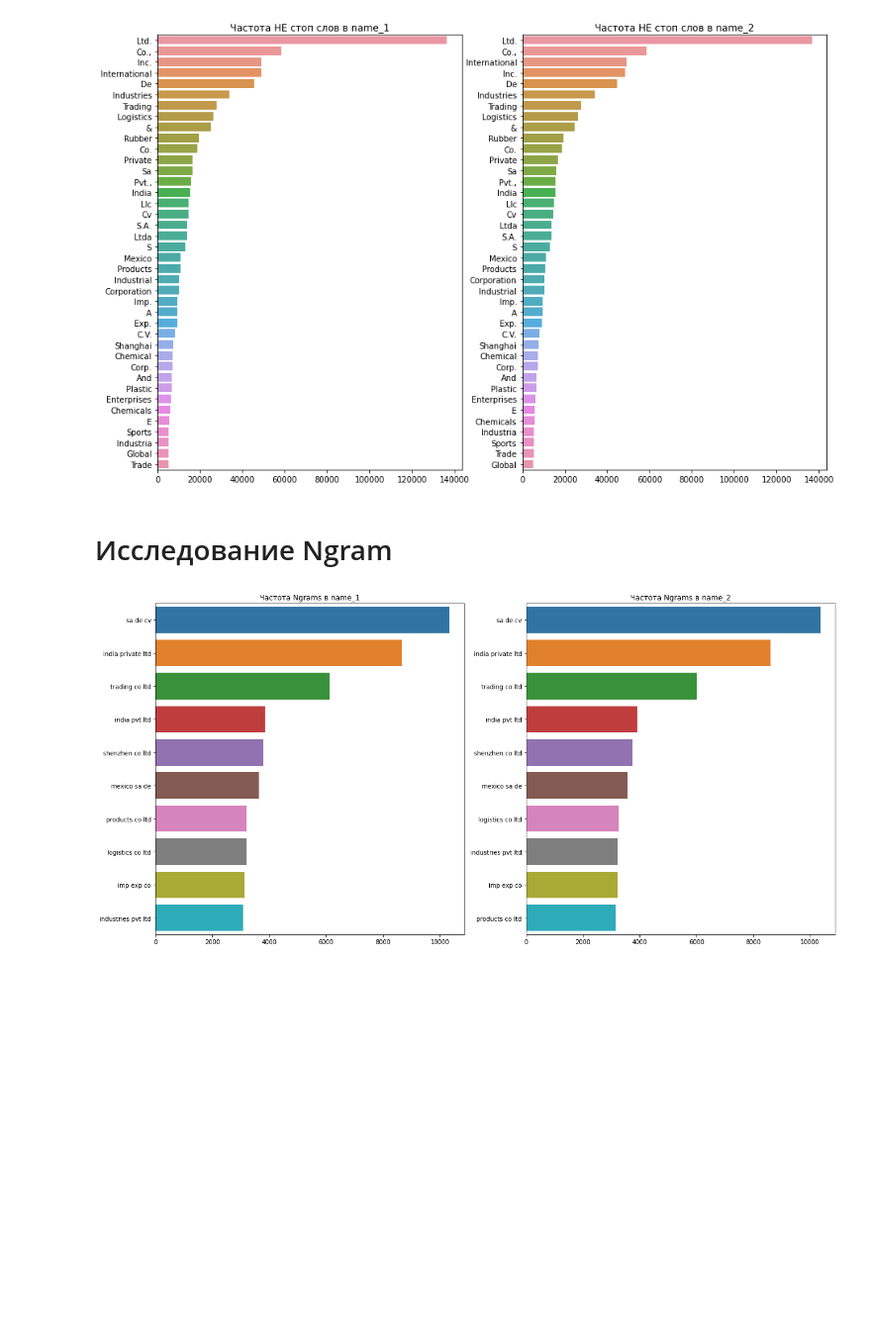
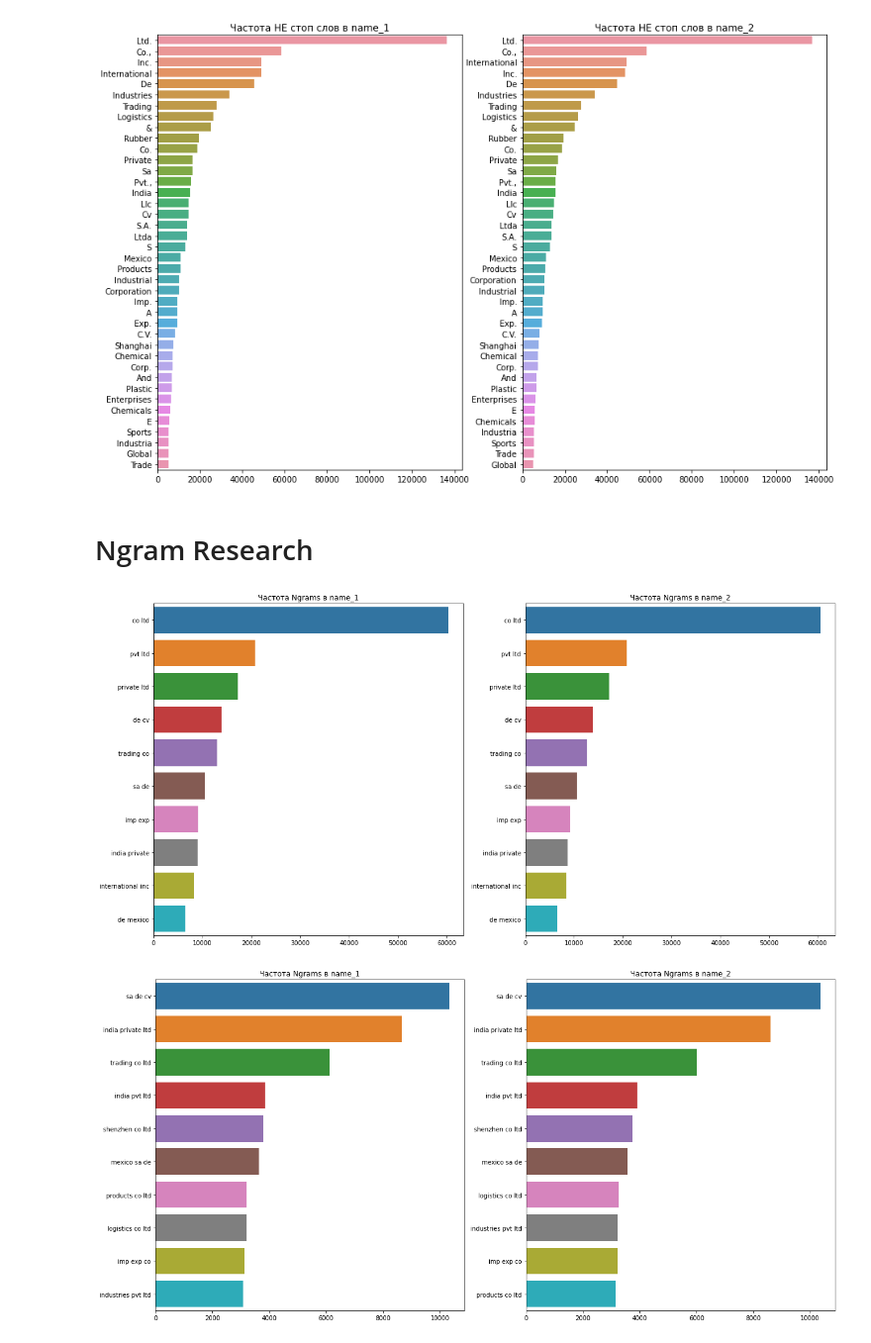
Before and after one commit to Eleven-Team-AI/Anti_duplicate, a Jupyter notebook: notebooks/EDA_&_clean_data.ipynb, the cells around one changed output. Shown: that part at 99% size. Cells and saved outputs as stored; diff of their text form; code cells hidden in the pictures; blank space fills up the shorter version.

```diff
--- a/notebooks/EDA_&_clean_data.ipynb
+++ b/notebooks/EDA_&_clean_data.ipynb
@@ -223,6 +222,6 @@ for i, col in enumerate(df.columns[:2]):
 plt.figure(figsize=(13, 5))
 for i, col in enumerate(df.columns[:2]):
   plt.subplot(1, 2, i+1)
-  plot_top_stopwords_barchart(df[col])
-  plt.title(f'Частота стоп слов в {col}')
+  plot_word_length_histogram(df[col])
+  plt.title(f'Средняя длина слова в {col}')
 # %% [output]
@@ -236,7 +235,15 @@ for i, col in enumerate(df.columns[:2]):
 # %% [output]
 [figure]
 # %% [markdown]
-# Исследование Ngram
+# Ngram Research
+# %%
+plt.figure(figsize=(20, 10))
+for i, col in enumerate(df.columns[:2]):
+  plt.subplot(1, 2, i+1)
+  plot_top_ngrams_barchart(df[col], 2)
+  plt.title(f'Частота Ngrams в {col}')
+# %% [output]
+[figure, added]
 # %%
 plt.figure(figsize=(20, 10))
 for i, col in enumerate(df.columns[:2]):
```
Also changed, not shown: parts of 52 cells of this notebook, 1 other file.
